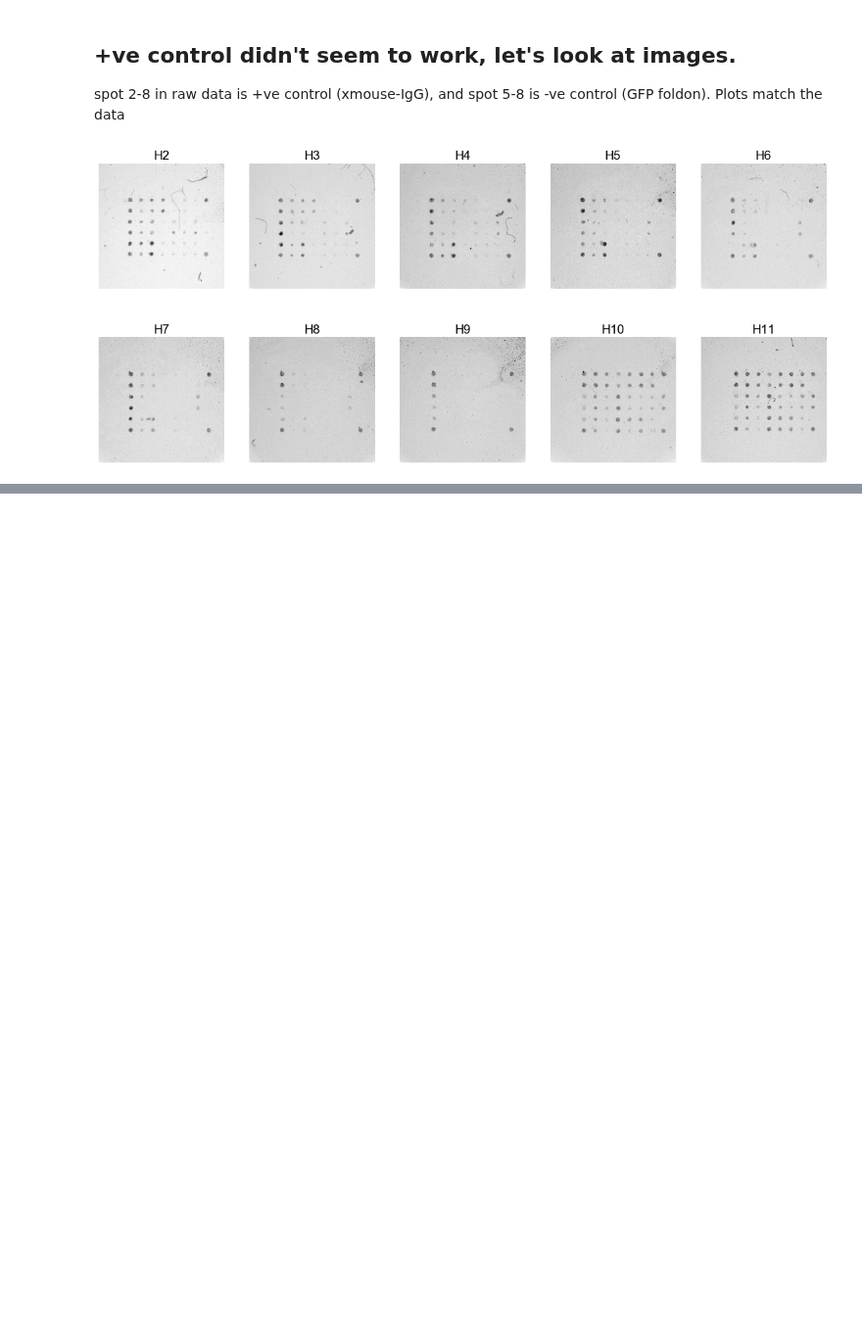
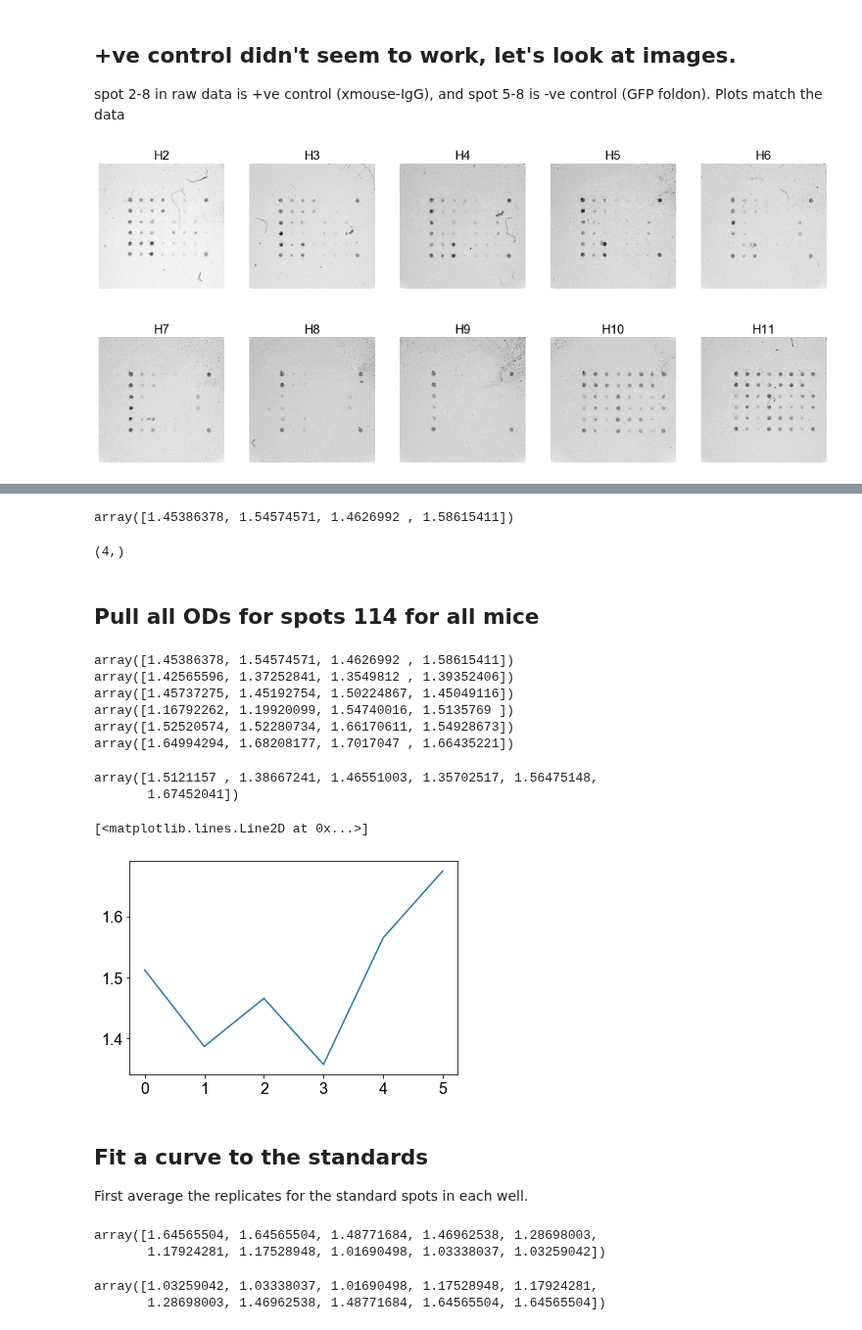
Before and after one commit to mehta-lab/multiSero, a Jupyter notebook: notebooks_interpretation/20200115_plate4_AEP_Feb3_6mousesera.ipynb, the cells around one changed output, grey strips where cells are left out. Shown at 98% size. Cells and saved outputs as stored; diff of their text form; code cells hidden in the pictures; blank space fills up the shorter version.

```diff
--- a/notebooks_interpretation/20200115_plate4_AEP_Feb3_6mousesera.ipynb
+++ b/notebooks_interpretation/20200115_plate4_AEP_Feb3_6mousesera.ipynb
@@ -259,0 +387,2 @@ for n in range(len(controlWells)):
+# %%
+PlateID_array = np.array(['C' in plateInfo[i,0] for i in range(len(plateInfo))])
@@ -259,0 +422,2 @@ for n in range(len(controlWells)):
+# %%
+mouseAndWellidx = np.logical_and(PlateID_array, plateInfo[:,1] == 'Mouse 1')
@@ -259,0 +452,57 @@ for n in range(len(controlWells)):
+# %%
+counter =0
+for idx in range(len(mouseAndWellidx)):
+    if mouseAndWellidx[idx] == True:
+        if counter == 0:
+            array = ODwellbyantigen[idx, antigenIdx=='114']
+            counter +=1
+        else:
+            array = np.concatenate((array, ODwellbyantigen[idx, antigenIdx=='114']),axis=0)
+# %%
+array
+# %% [output]
+array([1.45386378, 1.54574571, 1.4626992 , 1.58615411])
+# %%
+array.shape
+# %% [output]
+(4,)
+# %% [markdown]
+## Pull all ODs for spots 114 for all mice
+# %%
+mouseList = ['Mouse 1', 'Mouse 2', 'Mouse 3', 'Mouse 4', 'Mouse 5', 'Mouse 6']
+meanSingleAntigenForMouse = np.zeros(len(mouseList))
+
+for mouseName_idx, mouseName in enumerate(mouseList):
+    PlateID_array = np.array(['C' in plateInfo[i,0] for i in range(len(plateInfo))])
+    mouseAndWellidx = np.logical_and(PlateID_array, plateInfo[:,1] == mouseName)
+    counter =0
+    for idx in range(len(mouseAndWellidx)):
+        if mouseAndWellidx[idx] == True:
+            if counter == 0:
+                array = ODwellbyantigen[idx, antigenIdx=='114']
+                counter +=1
+            else:
+                array = np.concatenate((array, ODwellbyantigen[idx, antigenIdx=='114']),axis=0)
+                pprint(array)
+
+    meanSingleAntigenForMouse[mouseName_idx] = np.mean(array)
+# %% [output]
+array([1.45386378, 1.54574571, 1.4626992 , 1.58615411])
+array([1.42565596, 1.37252841, 1.3549812 , 1.39352406])
+array([1.45737275, 1.45192754, 1.50224867, 1.45049116])
+array([1.16792262, 1.19920099, 1.54740016, 1.5135769 ])
+array([1.52520574, 1.52280734, 1.66170611, 1.54928673])
+array([1.64994294, 1.68208177, 1.7017047 , 1.66435221])
+# %%
+pprint(meanSingleAntigenForMouse)
+# %% [output]
+array([1.5121157 , 1.38667241, 1.46551003, 1.35702517, 1.56475148,
+       1.67452041])
+# %%
+plt.plot(meanSingleAntigenForMouse)
+# %% [output]
+[<matplotlib.lines.Line2D at 0x...>]
+[figure, added]
+# %% [markdown]
+## Fit a curve to the standards
+First average the replicates for the standard spots in each well.
@@ -259,0 +526,11 @@ for n in range(len(controlWells)):
+# %%
+pprint(listof16061WellMeans)
+# %% [output]
+array([1.64565504, 1.64565504, 1.48771684, 1.46962538, 1.28698003,
+       1.17924281, 1.17528948, 1.01690498, 1.03338037, 1.03259042])
+# %%
+flipWellMeans = np.flip(listof16061WellMeans) #flip for plotting increasing OD
+pprint(flipWellMeans)
+# %% [output]
+array([1.03259042, 1.03338037, 1.01690498, 1.17528948, 1.17924281,
+       1.28698003, 1.46962538, 1.48771684, 1.64565504, 1.64565504])
```
Also changed, not shown: parts of 34 cells of this notebook.
